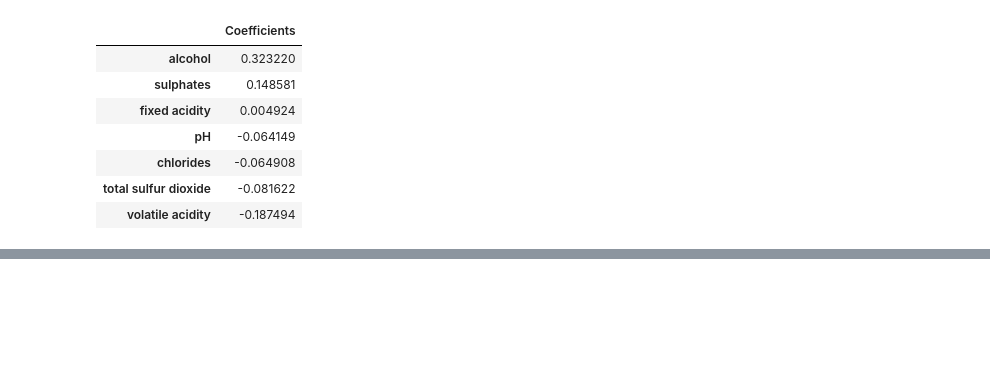
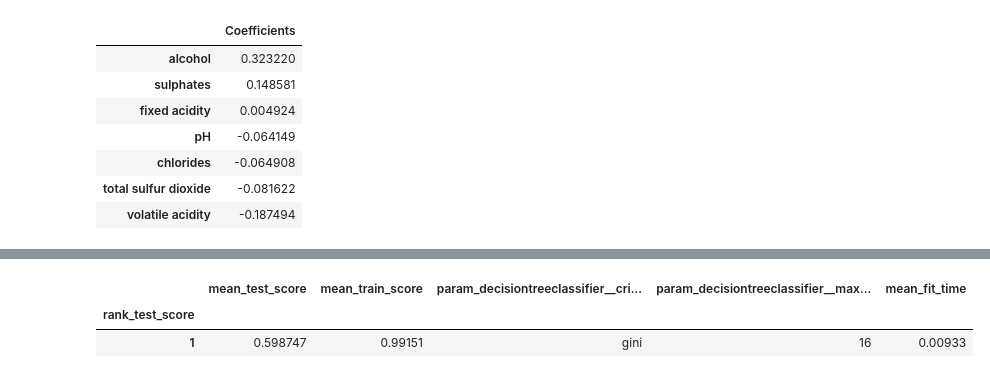
Before and after one commit to UBC-MDS/Red-Wine-Quality-Prediction, a Jupyter notebook: DSCI552_modelselection.ipynb, the cells around one changed output, grey strips where cells are left out. Cells and saved outputs as stored; diff of their text form; code cells hidden in the pictures; blank space fills up the shorter version.

Commit message:
added hyperparameter tuning section to the report file

```diff
--- a/DSCI552_modelselection.ipynb
+++ b/DSCI552_modelselection.ipynb
@@ -226,0 +235,12 @@ This refined analysis suggests a more focused model, with the reduced feature se
+# %%
+#Decision Tree Tuning
+pipe_dt = make_pipeline(StandardScaler(), DecisionTreeClassifier())
+
+dt_param_grid = {
+    "decisiontreeclassifier__criterion": ['gini', 'entropy'],
+    "decisiontreeclassifier__max_depth": 2 ** np.arange(8)
+}
+
+dt_gs = GridSearchCV(pipe_dt, param_grid=dt_param_grid, n_jobs=-1, return_train_score=True)
+# %%
+dt_gs.fit(X_train, y_train)
@@ -226,0 +256,17 @@ This refined analysis suggests a more focused model, with the reduced feature se
+# %%
+dt_df = (pd.DataFrame(dt_gs.cv_results_)[
+    [
+        "mean_test_score",
+        "mean_train_score",
+        "param_decisiontreeclassifier__criterion",
+        "param_decisiontreeclassifier__max_depth",
+        "mean_fit_time",
+        "rank_test_score",
+    ]
+].set_index("rank_test_score").sort_index())
+# %%
+dt_df.head(1)
+# %% [output]
+|  | mean_test_score | mean_train_score | param_decisiontreeclassifier__cri... | param_decisiontreeclassifier__max... | mean_fit_time |
+| rank_test_score |  |  |  |  |  |
+| 1 | 0.598747 | 0.99151 | gini | 16 | 0.00933 |
```
Also changed, not shown: parts of 24 cells of this notebook, 1 other file.
